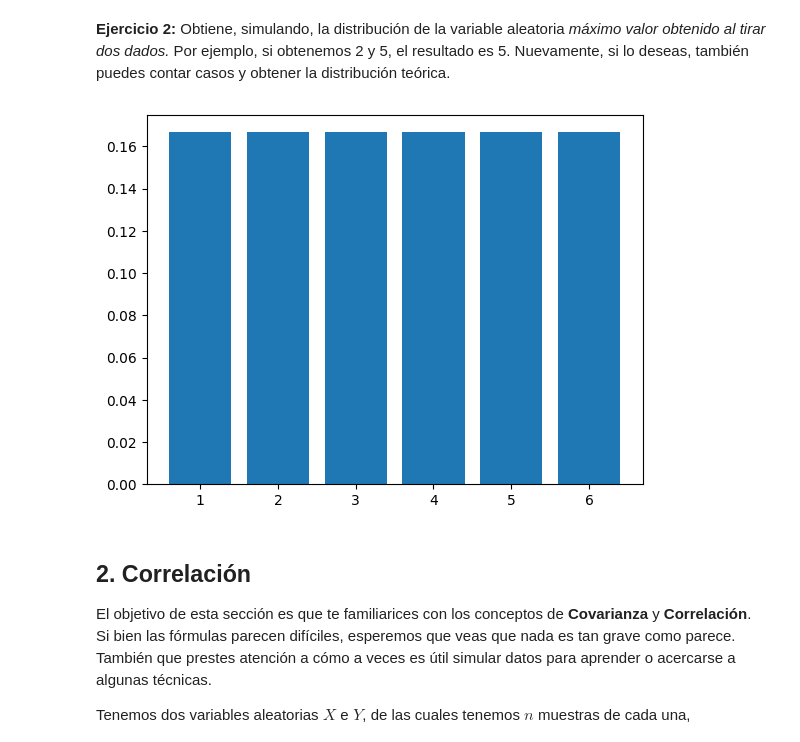
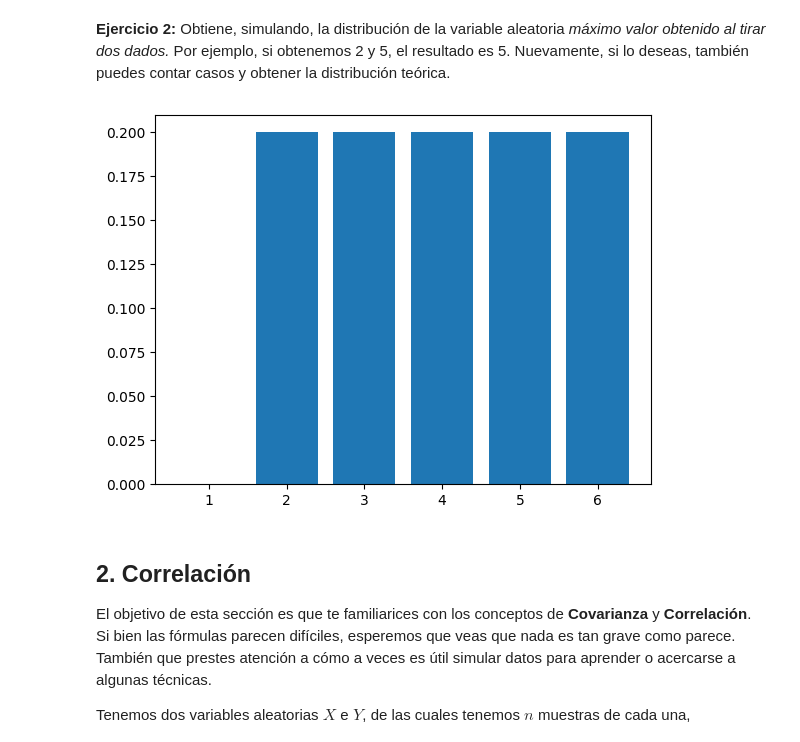
Before and after one commit to Valerius-ufv/python_bootcamp_DV, a Jupyter notebook: DS_Notebook_05_Probabilidad.ipynb, the cells around one changed output. Cells and saved outputs as stored; diff of their text form; code cells hidden in the pictures.

```diff
--- a/DS_Notebook_05_Probabilidad.ipynb
+++ b/DS_Notebook_05_Probabilidad.ipynb
@@ -178,26 +178,26 @@ plt.show()
 # %%
 import random
 from collections import Counter
 
 # Configuración de la simulación
 num_simulaciones = 30  # Número de tiradas para simular la distribución
 
 # Simulamos las tiradas y calculamos el máximo valor de cada tirada
 resultados_max = [max(random.randint(1, 6), random.randint(1, 6)) for _ in range(num_simulaciones)]
 
 # Contamos la frecuencia de cada posible resultado de máximo valor
 frecuencia_max = Counter(resultados_max)
 
 # Convertimos las frecuencias a probabilidades en porcentaje
 total_simulaciones = sum(frecuencia_max.values())
 probabilidad_max = {resultado: (frecuencia / total_simulaciones) * 100 for resultado, frecuencia in frecuencia_max.items()}
 
 frecuencia_max, probabilidad_max
 
-plt.hist(frecuencia_max, bins = np.arange(0.5,7.5,1), density=True, rwidth = 0.8)
+plt.hist(probabilidad_max, bins = np.arange(0.5,7.5,1), density=True, rwidth = 0.8)
 plt.show()
 # %% [output]
-[figure, old version]
+[figure, new version]
 # %% [markdown]
 ## 2. Correlación
 
```
Also changed, not shown: parts of 19 cells of this notebook.
